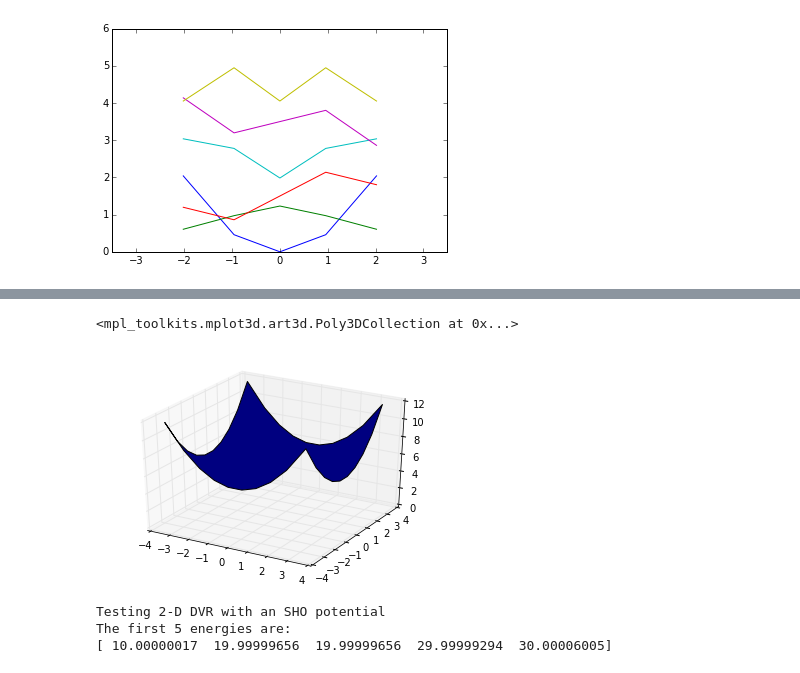
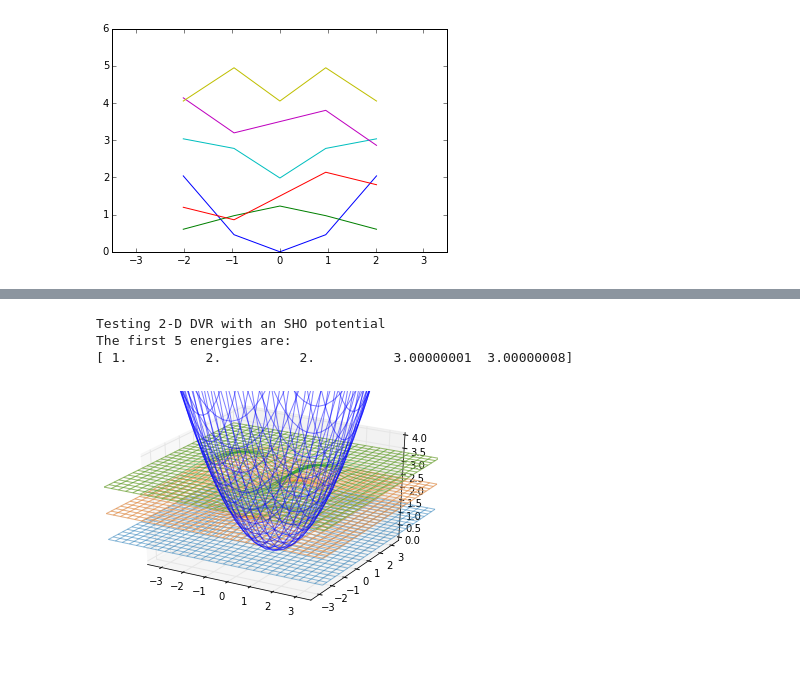
Before and after one commit to richford/dvr_py, a Jupyter notebook: dvr_1d_demo.ipynb, the cells around one changed output, grey strips where cells are left out. Cells and saved outputs as stored; diff of their text form; code cells hidden in the pictures.

```diff
--- a/dvr_1d_demo.ipynb
+++ b/dvr_1d_demo.ipynb
@@ -120,17 +126,9 @@ Vplt = Vplt.reshape((d2d.dvr1d.npts, d2d.dvr1d.npts))
-# %%
-from mpl_toolkits.mplot3d import Axes3D
-fig = plt.figure()
-ax = fig.add_subplot(111, projection='3d')
-ax.plot_surface(xyplt[:,:,0], xyplt[:,:,1], Vplt)
-# %% [output]
-<mpl_toolkits.mplot3d.art3d.Poly3DCollection at 0x...>
-[figure, removed]
 # %%
-%matplotlib osx
-d1d = dvr_1d.HermiteDVR(npts = 100)
+d1d = dvr_1d.SineDVR(npts = 30, xmin=-5., xmax=5.)
 d2d = dvr_2d.DVR(dvr1d=d1d)
-E, U = d2d.sho_test(num_eigs=5, doshow=True)
+E, U = d2d.sho_test(num_eigs=5, uscale=3., doshow=True)
 # %% [output]
 Testing 2-D DVR with an SHO potential
 The first 5 energies are:
-[ 10.00000017  19.99999656  19.99999656  29.99999294  30.00006005]
+[ 1.          2.          2.          3.00000001  3.00000008]
+[figure, added]
```
Also changed, not shown: parts of 18 cells of this notebook, 1 other file.
